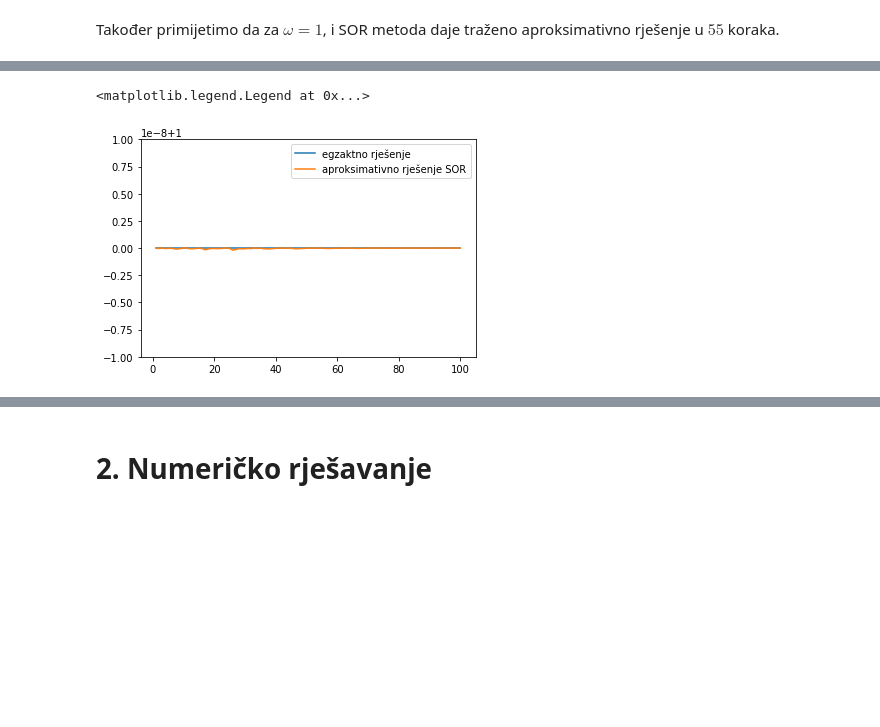
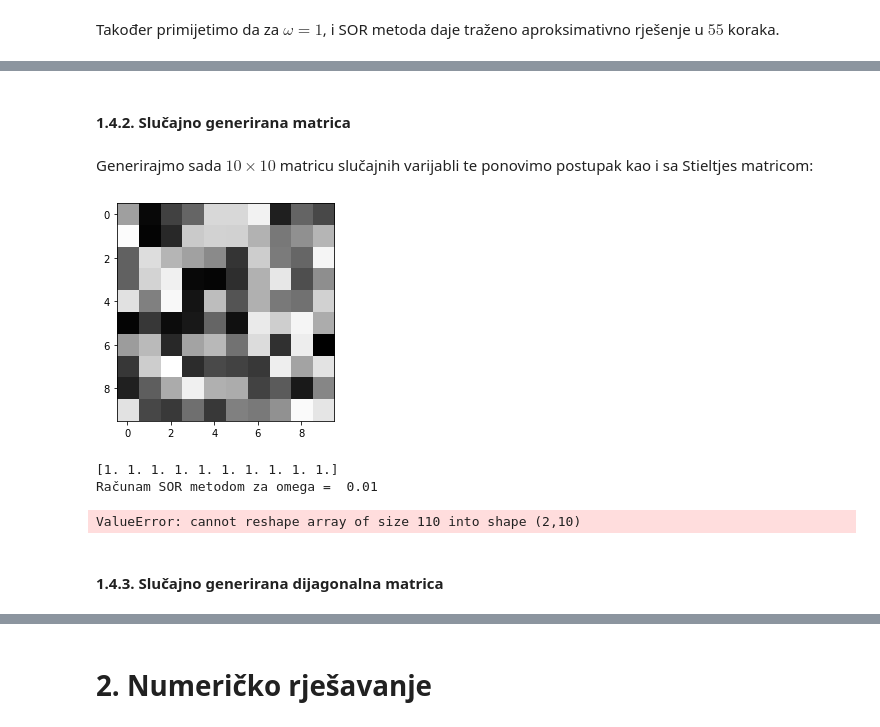
Before and after one commit to matkobrandic/PythonEssay, a Jupyter notebook: Numeričko rješavanje sustava linearnih jednadžbi i inicijalnog problema za ODJ.ipynb, the cells around one changed output, grey strips where cells are left out. Drawn from its saved outputs; the diff is of its cells as text; code cells hidden in the pictures; blank space fills up the shorter version.

```diff
--- a/Numeričko rješavanje sustava linearnih jednadžbi i inicijalnog problema za ODJ.ipynb
+++ b/Numeričko rješavanje sustava linearnih jednadžbi i inicijalnog problema za ODJ.ipynb
@@ -410,8 +415,32 @@ plt.legend()
-# %%
-plt.ylim([0.99999999, 1.00000001])
-plt.plot(xAxis, one, label='egzaktno rješenje')
-plt.plot(xAxis, approxSOR[-1].T, label='aproksimativno rješenje SOR')
-plt.legend()
-# %% [output]
-<matplotlib.legend.Legend at 0x...>
-[figure, removed]
+# %% [markdown]
+#### 1.4.2. Slučajno generirana matrica  <a name="Slucajna"></a>
+# %% [markdown]
+Generirajmo sada $10\times10$ matricu slučajnih varijabli te ponovimo postupak kao i sa Stieltjes matricom:
+# %%
+import numpy.matlib
+
+# seed of Life, the Universe and Everything
+np.random.seed(42)
+A = np.matlib.rand(10,10)
+plt.imshow(A, interpolation='nearest',cmap='gray_r')
+plt.show()
+# %% [output]
+[figure, added]
+# %%
+# korisni vektori
+one = np.ones(len(A))
+rhs = A @ one
+unknown = np.zeros(len(A))
+xAxis = np.arange(1,len(A))
+omegas = np.linspace(0.01,1.99,199)
+stepNumber = np.zeros(len(omegas))
+x = np.zeros((len(omegas),len(rhs.T)))
+for i in range(len(omegas)):
+    print('Računam SOR metodom za omega = ', omegas[i])
+    x[i], residual, approximation = sor(unknown, A, rhs.T, omegas[i], tolerance)
+    stepNumber[i] = len(residual)
+    print('Broj koraka potreban za dostizanje tražene točnosti: ', stepNumber[i])
+# %% [output]
+[1. 1. 1. 1. 1. 1. 1. 1. 1. 1.]
+Računam SOR metodom za omega =  0.01
+ValueError: cannot reshape array of size 110 into shape (2,10)
@@ -417,0 +482,2 @@ plt.legend()
+# %% [markdown]
+#### 1.4.3. Slučajno generirana dijagonalna matrica  <a name="Dijagonalna"></a>
```
Also changed, not shown: parts of 38 cells of this notebook.
